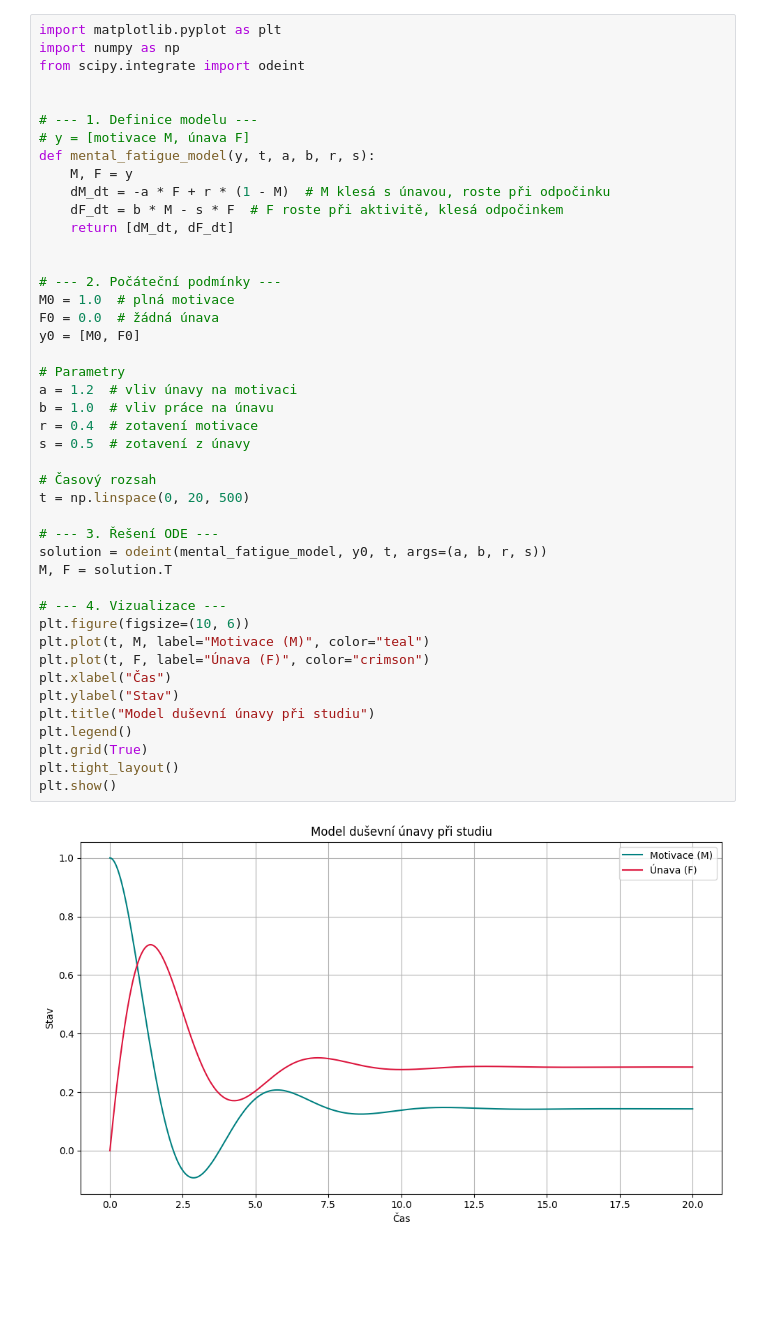
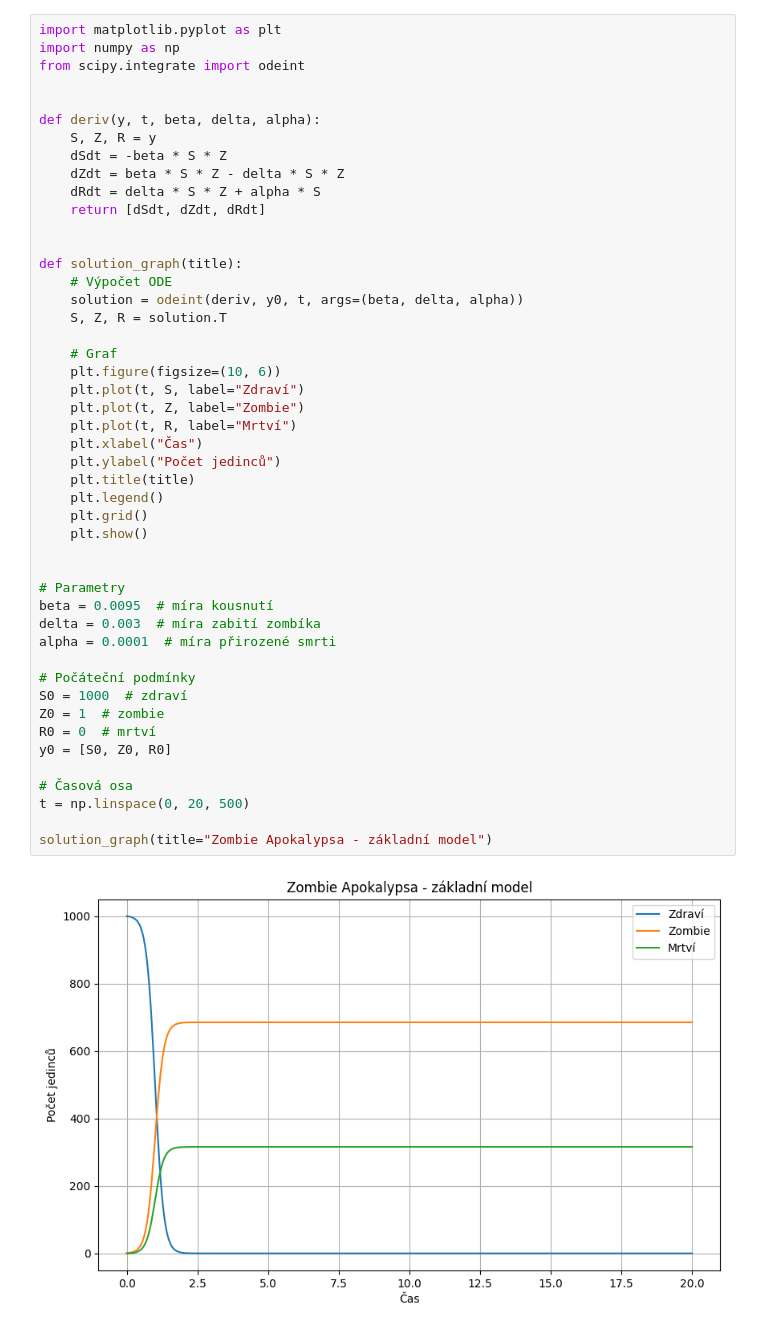
Before and after one commit to Alfonz101/MSW-Zapocet, a Jupyter notebook: zombie_apokalypsa.ipynb, the cells around one changed output. Saved outputs shown, nothing was run; the diff lists cells and outputs as text; blank space fills up the shorter version.

Commit message:
zombie progress

```diff
--- a/zombie_apokalypsa.ipynb
+++ b/zombie_apokalypsa.ipynb
@@ -1,46 +1,49 @@
 # %%
 import matplotlib.pyplot as plt
 import numpy as np
 from scipy.integrate import odeint
 
 
-# --- 1. Definice modelu ---
-# y = [motivace M, únava F]
-def mental_fatigue_model(y, t, a, b, r, s):
-    M, F = y
-    dM_dt = -a * F + r * (1 - M)  # M klesá s únavou, roste při odpočinku
-    dF_dt = b * M - s * F  # F roste při aktivitě, klesá odpočinkem
-    return [dM_dt, dF_dt]
+def deriv(y, t, beta, delta, alpha):
+    S, Z, R = y
+    dSdt = -beta * S * Z
+    dZdt = beta * S * Z - delta * S * Z
+    dRdt = delta * S * Z + alpha * S
+    return [dSdt, dZdt, dRdt]
 
 
-# --- 2. Počáteční podmínky ---
-M0 = 1.0  # plná motivace
-F0 = 0.0  # žádná únava
-y0 = [M0, F0]
+def solution_graph(title):
+    # Výpočet ODE
+    solution = odeint(deriv, y0, t, args=(beta, delta, alpha))
+    S, Z, R = solution.T
+
+    # Graf
+    plt.figure(figsize=(10, 6))
+    plt.plot(t, S, label="Zdraví")
+    plt.plot(t, Z, label="Zombie")
+    plt.plot(t, R, label="Mrtví")
+    plt.xlabel("Čas")
+    plt.ylabel("Počet jedinců")
+    plt.title(title)
+    plt.legend()
+    plt.grid()
+    plt.show()
+
 
 # Parametry
-a = 1.2  # vliv únavy na motivaci
-b = 1.0  # vliv práce na únavu
-r = 0.4  # zotavení motivace
-s = 0.5  # zotavení z únavy
+beta = 0.0095  # míra kousnutí
+delta = 0.003  # míra zabití zombíka
+alpha = 0.0001  # míra přirozené smrti
 
-# Časový rozsah
+# Počáteční podmínky
+S0 = 1000  # zdraví
+Z0 = 1  # zombie
+R0 = 0  # mrtví
+y0 = [S0, Z0, R0]
+
+# Časová osa
 t = np.linspace(0, 20, 500)
 
-# --- 3. Řešení ODE ---
-solution = odeint(mental_fatigue_model, y0, t, args=(a, b, r, s))
-M, F = solution.T
-
-# --- 4. Vizualizace ---
-plt.figure(figsize=(10, 6))
-plt.plot(t, M, label="Motivace (M)", color="teal")
-plt.plot(t, F, label="Únava (F)", color="crimson")
-plt.xlabel("Čas")
-plt.ylabel("Stav")
-plt.title("Model duševní únavy při studiu")
-plt.legend()
-plt.grid(True)
-plt.tight_layout()
-plt.show()
+solution_graph(title="Zombie Apokalypsa - základní model")
 # %% [output]
-[figure, old version]
+[figure, new version]
```
